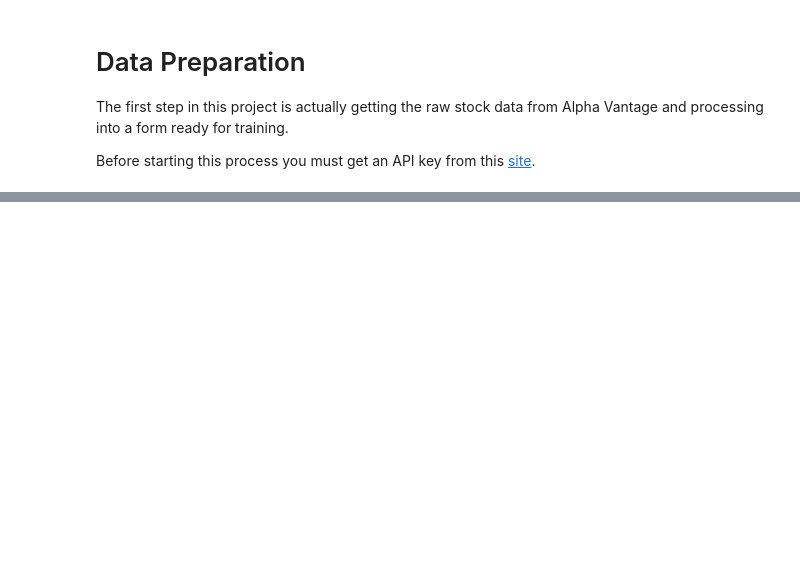
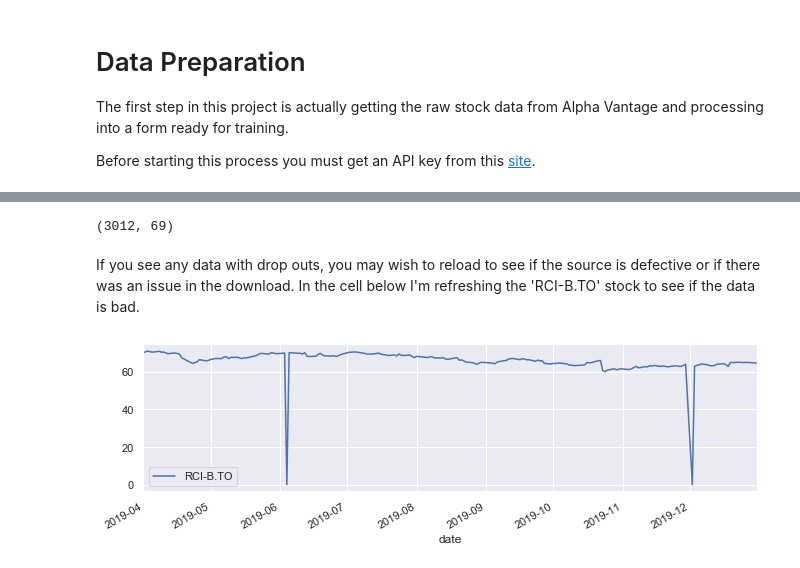
Before and after one commit to daniel-fudge/DRL-Portfolio-Optimization, a Jupyter notebook: data_preparation.ipynb, the cells around one changed output, grey strips where cells are left out. Saved outputs shown, nothing was run; the diff lists cells and outputs as text; code cells hidden in the pictures; blank space fills up the shorter version.

Commit message:
Data download and cleaning finished.

```diff
--- a/data_preparation.ipynb
+++ b/data_preparation.ipynb
@@ -73,0 +114,17 @@ stocks['2019-12-16':'2019-12-11']
+# %%
+# Now we delete the imcomplete stocks
+stocks = stocks.loc[:, ~stocks.isna().any()]
+new_data.shape
+# %% [output]
+(3012, 69)
+# %% [markdown]
+If you see any data with drop outs, you may wish to reload to see if the source is defective or if there was an issue in the download.  In the cell below I'm refreshing the 'RCI-B.TO' stock to see if the data is bad.
+# %%
+ticker = 'RCI-B.TO'
+data, _ = ts.get_daily_adjusted(symbol=ticker, outputsize='full')
+data = data.rename(columns={'5. adjusted close': ticker})
+# %%
+axes = data.loc['2019':'2019-04', [ticker]].plot(figsize=(11, 3))
+plt.show()
+# %% [output]
+[figure, added]
```
Also changed, not shown: parts of 18 cells of this notebook, 4 other files.
